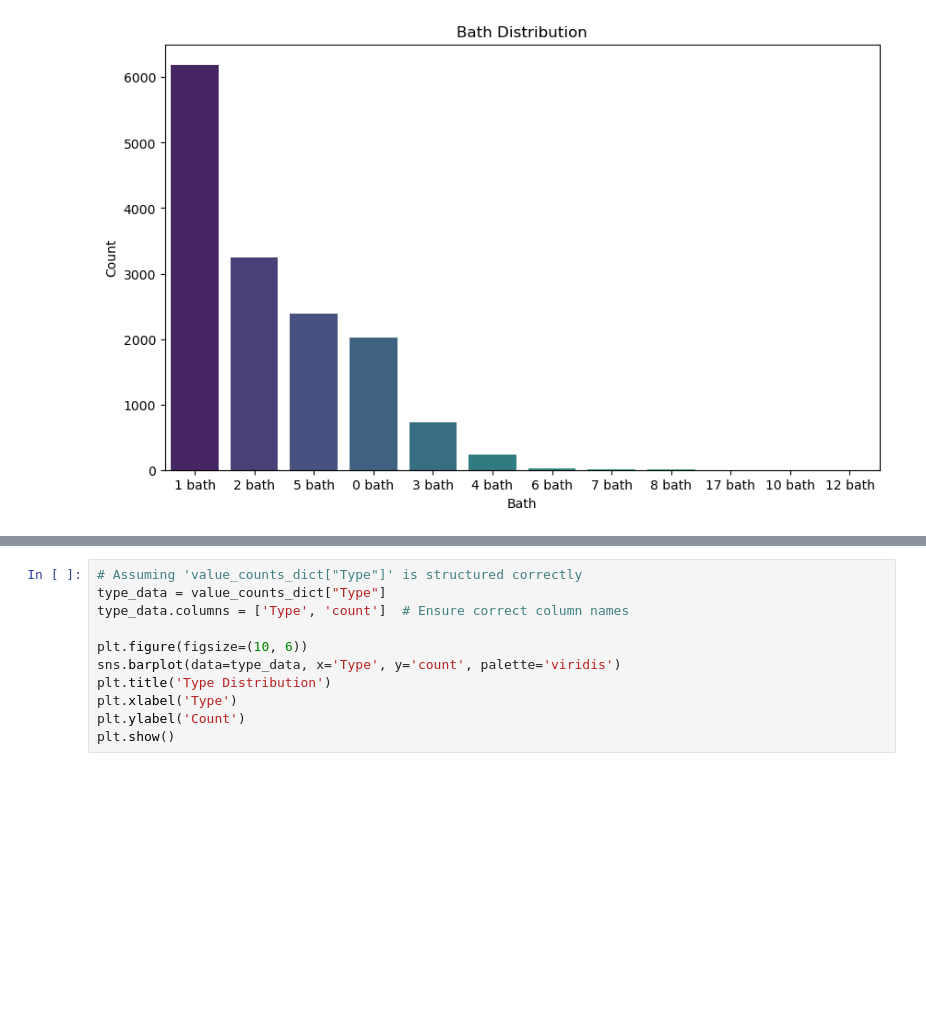
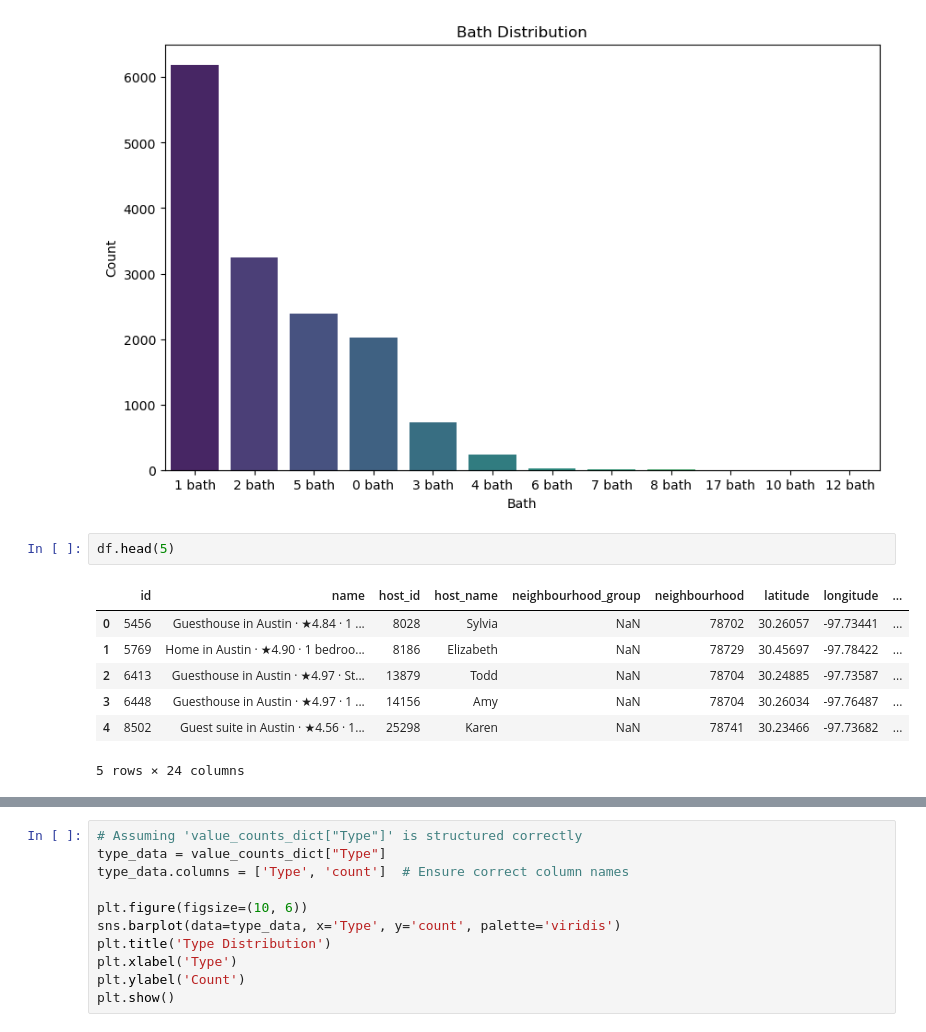
Before and after one commit to malithjd/s14822_Evaluation_Framework, a Jupyter notebook: data/EDA_notebooks/11_REst.ipynb, the cells around one changed output, grey strips where cells are left out. Saved outputs shown, nothing was run; the diff lists cells and outputs as text; blank space fills up the shorter version.

```diff
--- a/data/EDA_notebooks/11_REst.ipynb
+++ b/data/EDA_notebooks/11_REst.ipynb
@@ -359,4 +352,14 @@ plt.ylabel('Count')
 plt.show()
 # %% [output]
 [figure]
+# %%
+df.head(5)
+# %% [output]
+|  | id | name | host_id | host_name | neighbourhood_group | neighbourhood | latitude | longitude | ... |
+| 0 | 5456 | Guesthouse in Austin · ★4.84 · 1 ... | 8028 | Sylvia | NaN | 78702 | 30.26057 | -97.73441 | ... |
+| 1 | 5769 | Home in Austin · ★4.90 · 1 bedroo... | 8186 | Elizabeth | NaN | 78729 | 30.45697 | -97.78422 | ... |
+| 2 | 6413 | Guesthouse in Austin · ★4.97 · St... | 13879 | Todd | NaN | 78704 | 30.24885 | -97.73587 | ... |
+| 3 | 6448 | Guesthouse in Austin · ★4.97 · 1 ... | 14156 | Amy | NaN | 78704 | 30.26034 | -97.76487 | ... |
+| 4 | 8502 | Guest suite in Austin · ★4.56 · 1... | 25298 | Karen | NaN | 78741 | 30.23466 | -97.73682 | ... |
+5 rows × 24 columns
 # %%
```
Also changed, not shown: parts of 3 cells of this notebook, 12 other files.
